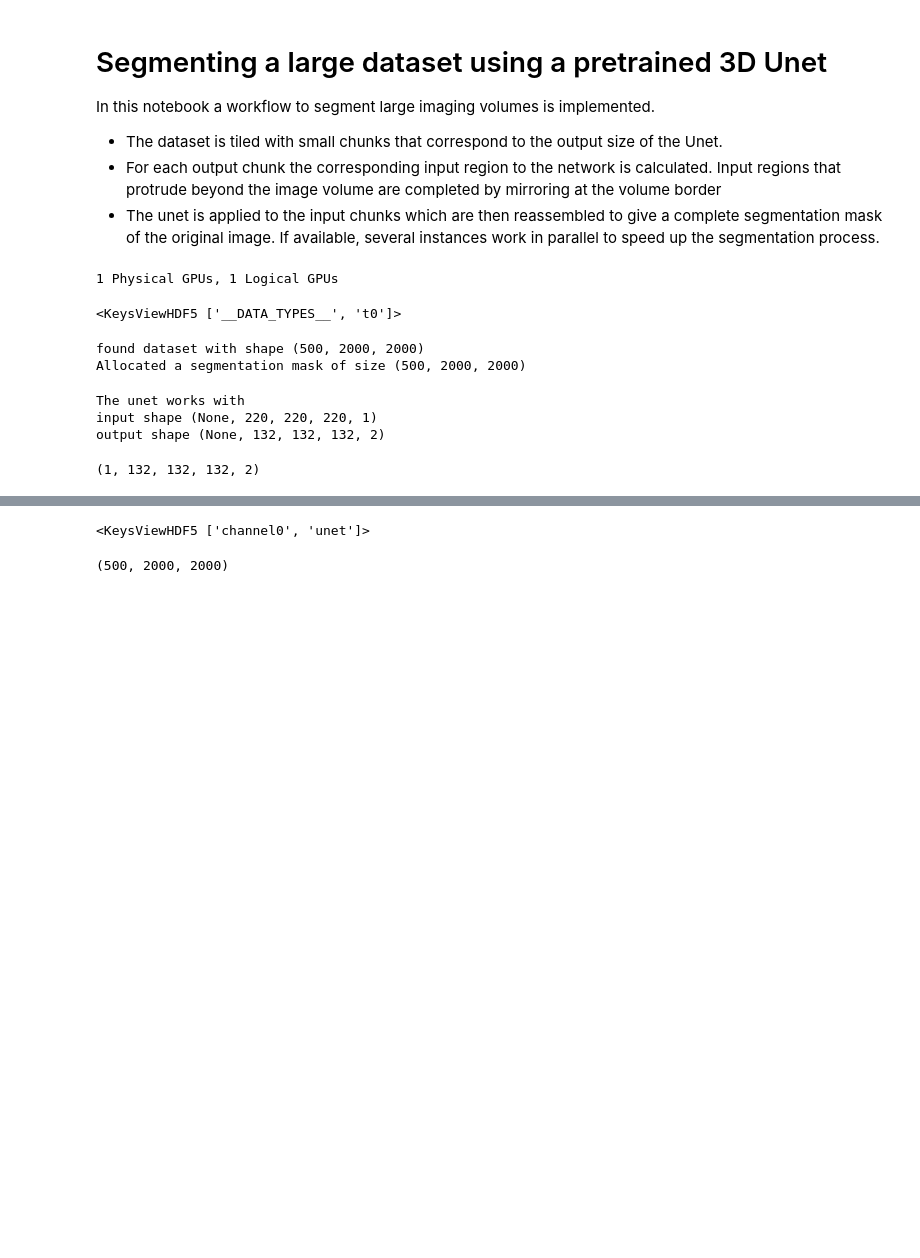
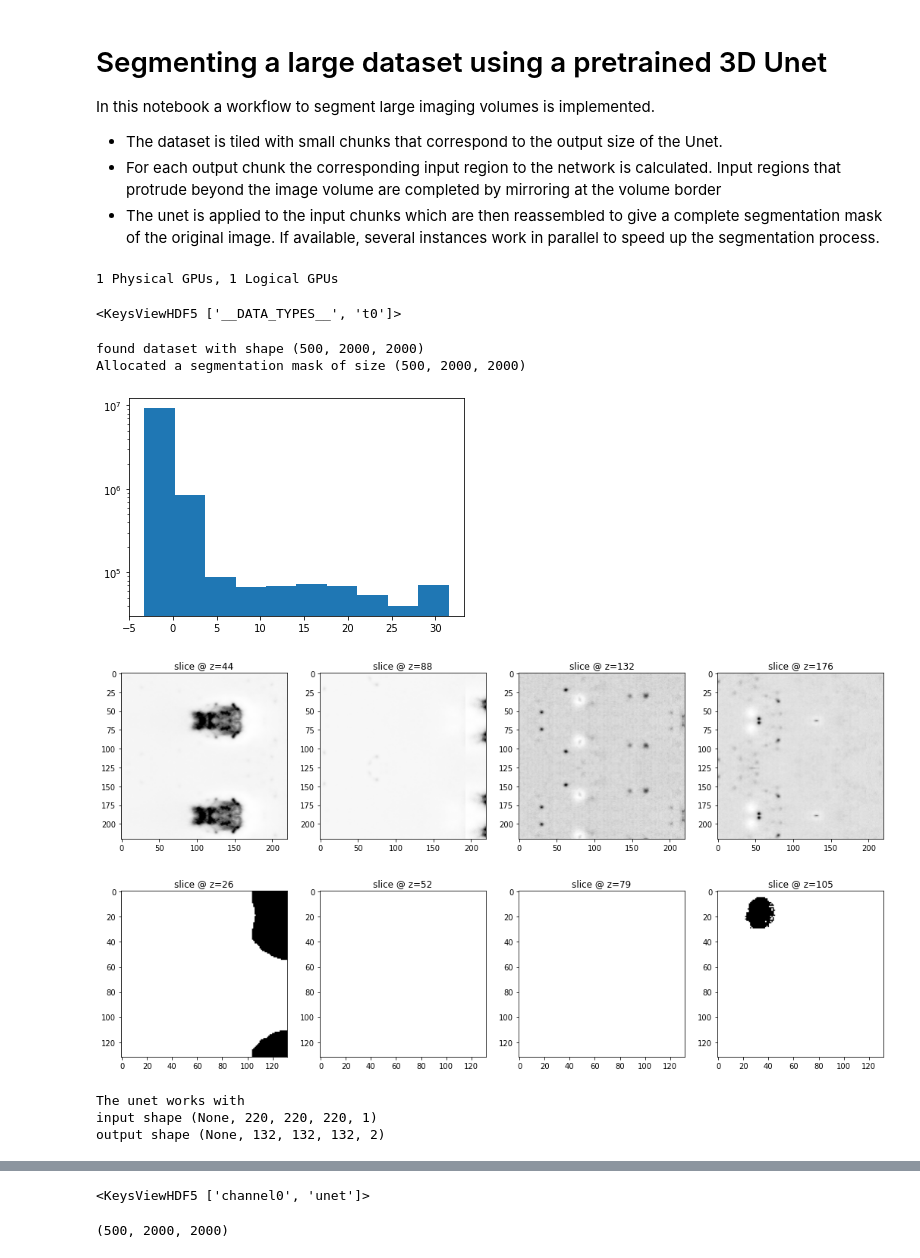
Before and after one commit to randomstructures/ExLSM-Image-Segmentation, a Jupyter notebook: 3D Unet/volumeSegmentation.ipynb, the cells around one changed output, grey strips where cells are left out. Cells and saved outputs as stored; diff of their text form; code cells hidden in the pictures; blank space fills up the shorter version.

Commit message:
apply preprocessing, working volume segmentation

```diff
--- a/3D Unet/volumeSegmentation.ipynb
+++ b/3D Unet/volumeSegmentation.ipynb
@@ -56,5 +61,5 @@ Allocated a segmentation mask of size (500, 2000, 2000)
 # %%
-model_path = 'C:\\Users\\Linus Meienberg\\Google Drive\\Janelia\\ImageSegmentation\\3D Unet\\3d_unet_overnight.h5'
+model_path = 'C:\\Users\\Linus Meienberg\\Google Drive\\Janelia\\ImageSegmentation\\3D Unet\\retrain0727\\3d_unet_0728.h5'
 # Restore the trained model. Specify where keras can find custom objects that were used to build the unet
 unet = tf.keras.models.load_model(model_path, compile=False,
                                   custom_objects={"InputBlock" : model.InputBlock,
@@ -62,6 +67,27 @@ unet = tf.keras.models.load_model(model_path, compile=False,
                                                     "BottleneckBlock" : model.BottleneckBlock,
                                                     "UpsampleBlock" : model.UpsampleBlock,
                                                     "OutputBlock" : model.OutputBlock})
+# %%
+# Implement the models preprocessing function
+def preprocessImage(data):
+    # clip the values at 1400 so that everything above is saturated, convert to float to prevent issues with unsigned int format
+    data = np.clip(data, 0, 1400).astype(np.float32)
+    # shift by the empirical mean and divide by the empirical std dev to get data with a approx 0 centered distribution and unit variance
+    # this improves weight stability in the lower layers and allows for faster training
+    # empirical values for mean and variance were obtained using image J on large_image_0724.h5
+    data = np.divide( np.subtract(data, 140), 40 )
+    return data
+# %%
+test_slice = preprocessImage(tiler._getSlice(500))
+plt.hist(test_slice.flat, log=True)
+test_pred = unet.predict(test_slice[np.newaxis,...,np.newaxis])
+test_pred_mask = utilities.segmentationMask(test_pred)
+utilities.showZSlices(test_slice, mode='h5')
+utilities.showZSlices(test_pred_mask[0,...,0],mode='h5', vmin=0, vmax=1)
+# %% [output]
+[figure, added]
+[figure, added]
+[figure, added]
 # %%
 print('The unet works with\ninput shape {}\noutput shape {}'.format(unet.input.shape,unet.output.shape))
 # %% [output]
@@ -71,14 +97,3 @@ output shape (None, 132, 132, 132, 2)
 # %%
 reload(mosaic)
 tiler = mosaic.UnetTiler3D(image, mask=mask, output_shape=(132,132,132), input_shape=(220,220,220) )
-# %%
-# Debug the tiling process
-s = tiler._getSlice(0)[np.newaxis,:,:,:,np.newaxis]
-p = unet.predict(s)
-p.shape
-m = np.argmax(p, axis=-1)[0,...]
-m.shape()
-tiler._getOutputTile(0)
-tiler._writeSlice(0, m)
-# %% [output]
-(1, 132, 132, 132, 2)
```
Also changed, not shown: parts of 12 cells of this notebook.
